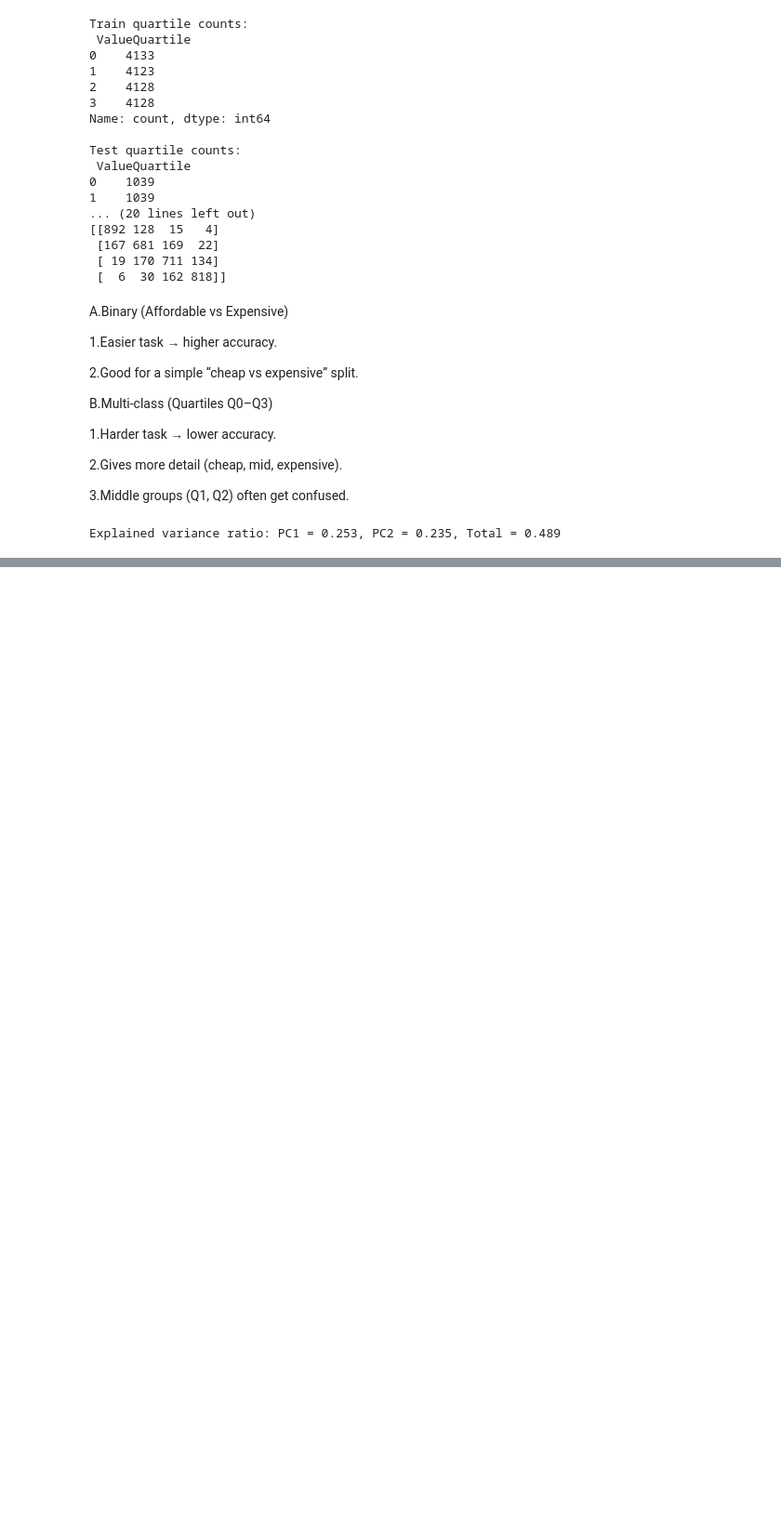
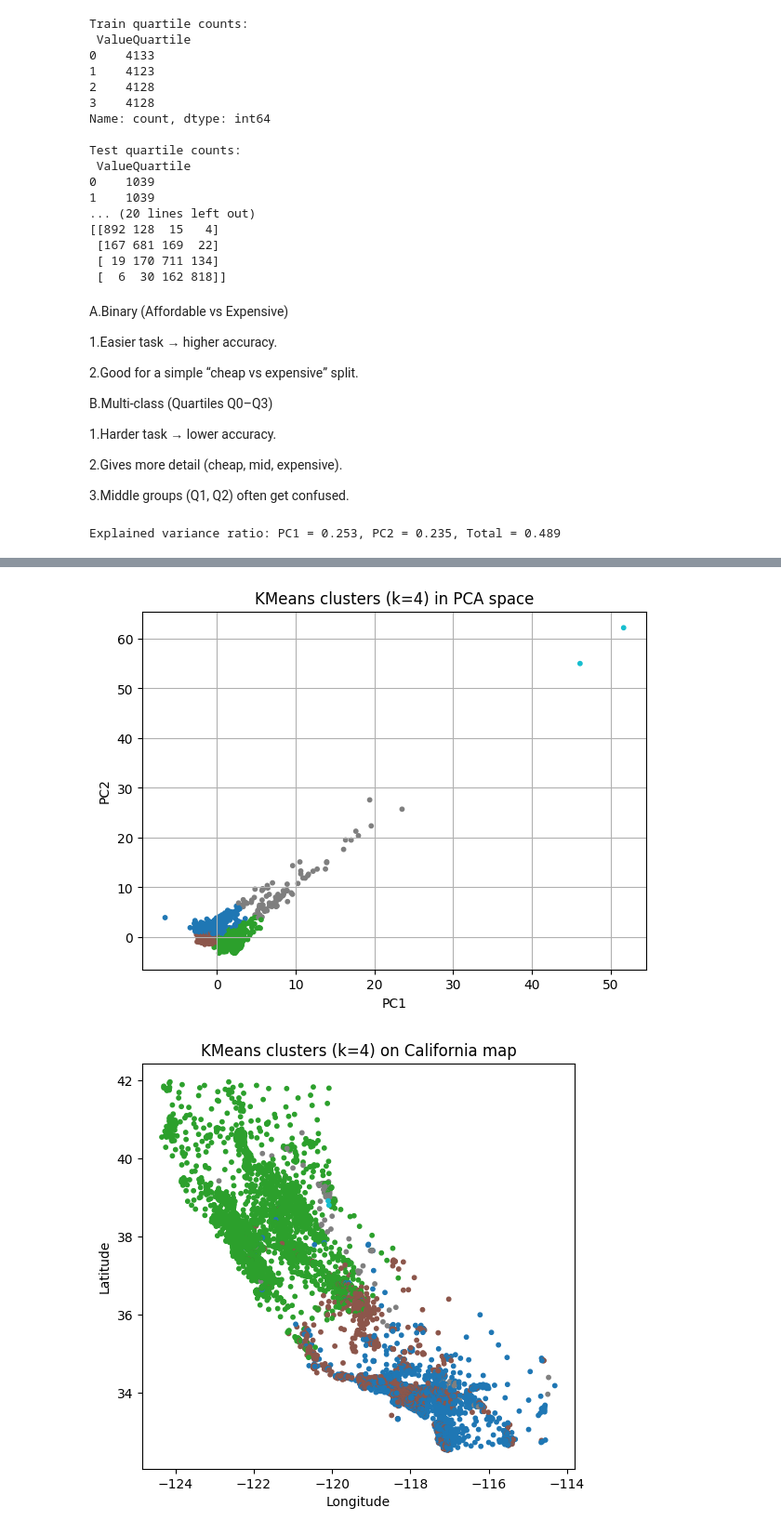
Before and after one commit to Bilal-Alasha/Appling-regression-classification-and-clustering-ML_Project_4th_year-, a Jupyter notebook: project.ipynb, the cells around one changed output, grey strips where cells are left out. Shown: that part at 93% size. Drawn from its saved outputs; the diff is of its cells as text; code cells hidden in the pictures; blank space fills up the shorter version.

```diff
--- a/project.ipynb
+++ b/project.ipynb
@@ -413,0 +448,23 @@ Explained variance ratio: PC1 = 0.253, PC2 = 0.235, Total = 0.489
+# %%
+labels = kmeans.labels_
+
+# --- 1. PCA space plot ---
+plt.figure(figsize=(7,5))
+plt.scatter(pca_df['PC1'], pca_df['PC2'], c=labels, s=10, cmap='tab10')
+plt.xlabel("PC1")
+plt.ylabel("PC2")
+plt.title("KMeans clusters (k=4) in PCA space")
+plt.grid(True)
+plt.show()
+
+# --- 2. Geographic map plot ---
+plt.figure(figsize=(6,7))
+plt.scatter(df['Longitude'], df['Latitude'], c=labels, s=10, cmap='tab10')
+plt.xlabel("Longitude")
+plt.ylabel("Latitude")
+plt.title("KMeans clusters (k=4) on California map")
+plt.gca().set_aspect('equal', adjustable='box')
+plt.show()
+# %% [output]
+[figure, added]
+[figure, added]
```
Also changed, not shown: parts of 3 cells of this notebook.
